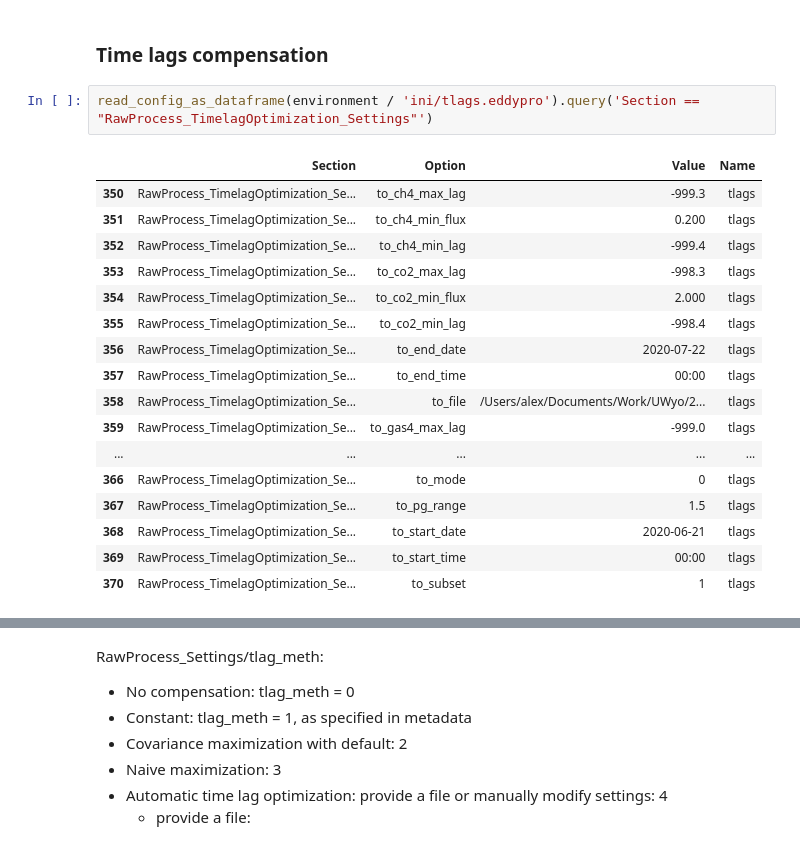
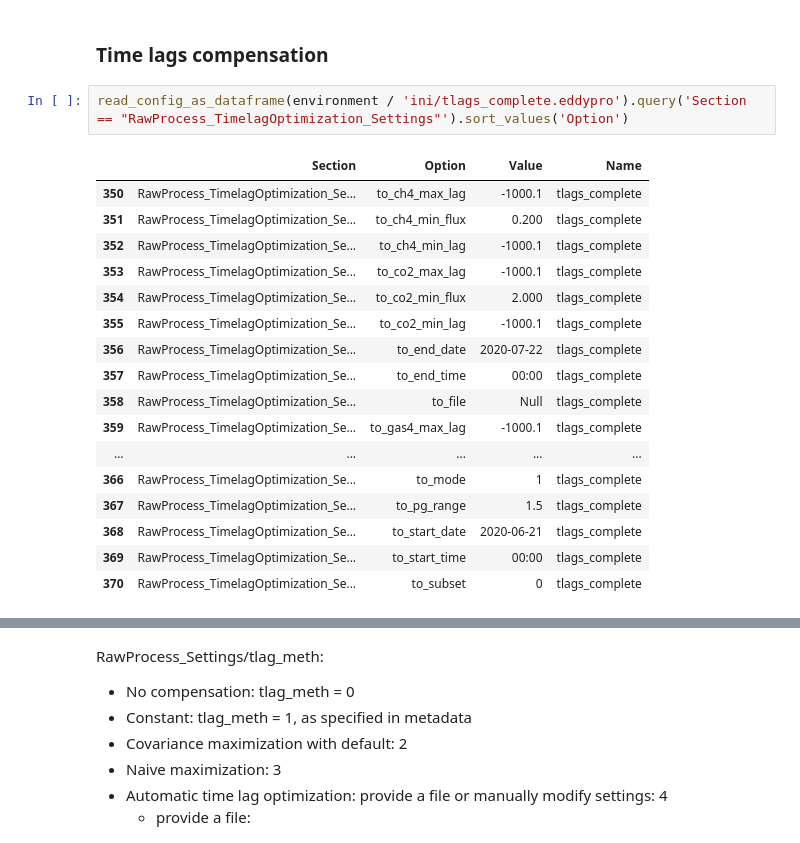
Before and after one commit to EwersLabUWyo/EddyProConfigEditor, a Jupyter notebook: investigate_eddypro_settings.ipynb, the cells around one changed output, grey strips where cells are left out. Saved outputs shown, nothing was run; the diff lists cells and outputs as text.

Commit message:
added timelags, moved to new file

```diff
--- a/investigate_eddypro_settings.ipynb
+++ b/investigate_eddypro_settings.ipynb
@@ -243,25 +236,25 @@ RawProcess_Settings/timeconst: 0 gives same as flux averaging interval, otherwis
 # %% [markdown]
 ### Time lags compensation
 # %%
-read_config_as_dataframe(environment / 'ini/tlags.eddypro').query('Section == "RawProcess_TimelagOptimization_Settings"')
+read_config_as_dataframe(environment / 'ini/tlags_complete.eddypro').query('Section == "RawProcess_TimelagOptimization_Settings"').sort_values('Option')
 # %% [output]
 |  | Section | Option | Value | Name |
-| 350 | RawProcess_TimelagOptimization_Se... | to_ch4_max_lag | -999.3 | tlags |
-| 351 | RawProcess_TimelagOptimization_Se... | to_ch4_min_flux | 0.200 | tlags |
-| 352 | RawProcess_TimelagOptimization_Se... | to_ch4_min_lag | -999.4 | tlags |
-| 353 | RawProcess_TimelagOptimization_Se... | to_co2_max_lag | -998.3 | tlags |
-| 354 | RawProcess_TimelagOptimization_Se... | to_co2_min_flux | 2.000 | tlags |
-| 355 | RawProcess_TimelagOptimization_Se... | to_co2_min_lag | -998.4 | tlags |
-| 356 | RawProcess_TimelagOptimization_Se... | to_end_date | 2020-07-22 | tlags |
-| 357 | RawProcess_TimelagOptimization_Se... | to_end_time | 00:00 | tlags |
-| 358 | RawProcess_TimelagOptimization_Se... | to_file | /Users/alex/Documents/Work/UWyo/2... | tlags |
-| 359 | RawProcess_TimelagOptimization_Se... | to_gas4_max_lag | -999.0 | tlags |
+| 350 | RawProcess_TimelagOptimization_Se... | to_ch4_max_lag | -1000.1 | tlags_complete |
+| 351 | RawProcess_TimelagOptimization_Se... | to_ch4_min_flux | 0.200 | tlags_complete |
+| 352 | RawProcess_TimelagOptimization_Se... | to_ch4_min_lag | -1000.1 | tlags_complete |
+| 353 | RawProcess_TimelagOptimization_Se... | to_co2_max_lag | -1000.1 | tlags_complete |
+| 354 | RawProcess_TimelagOptimization_Se... | to_co2_min_flux | 2.000 | tlags_complete |
+| 355 | RawProcess_TimelagOptimization_Se... | to_co2_min_lag | -1000.1 | tlags_complete |
+| 356 | RawProcess_TimelagOptimization_Se... | to_end_date | 2020-07-22 | tlags_complete |
+| 357 | RawProcess_TimelagOptimization_Se... | to_end_time | 00:00 | tlags_complete |
+| 358 | RawProcess_TimelagOptimization_Se... | to_file | Null | tlags_complete |
+| 359 | RawProcess_TimelagOptimization_Se... | to_gas4_max_lag | -1000.1 | tlags_complete |
 | ... | ... | ... | ... | ... |
-| 366 | RawProcess_TimelagOptimization_Se... | to_mode | 0 | tlags |
-| 367 | RawProcess_TimelagOptimization_Se... | to_pg_range | 1.5 | tlags |
-| 368 | RawProcess_TimelagOptimization_Se... | to_start_date | 2020-06-21 | tlags |
-| 369 | RawProcess_TimelagOptimization_Se... | to_start_time | 00:00 | tlags |
-| 370 | RawProcess_TimelagOptimization_Se... | to_subset | 1 | tlags |
+| 366 | RawProcess_TimelagOptimization_Se... | to_mode | 1 | tlags_complete |
+| 367 | RawProcess_TimelagOptimization_Se... | to_pg_range | 1.5 | tlags_complete |
+| 368 | RawProcess_TimelagOptimization_Se... | to_start_date | 2020-06-21 | tlags_complete |
+| 369 | RawProcess_TimelagOptimization_Se... | to_start_time | 00:00 | tlags_complete |
+| 370 | RawProcess_TimelagOptimization_Se... | to_subset | 0 | tlags_complete |
 # %%
 compare_configs(
     base,
```
Also changed, not shown: parts of 5 cells of this notebook, 11 other files.
